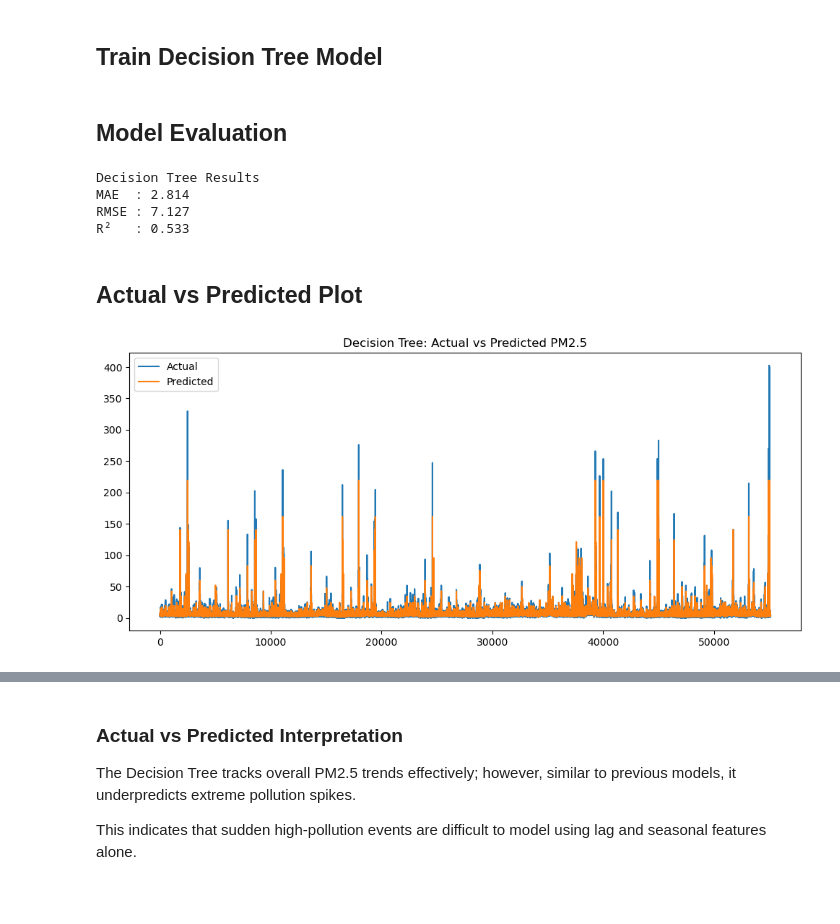
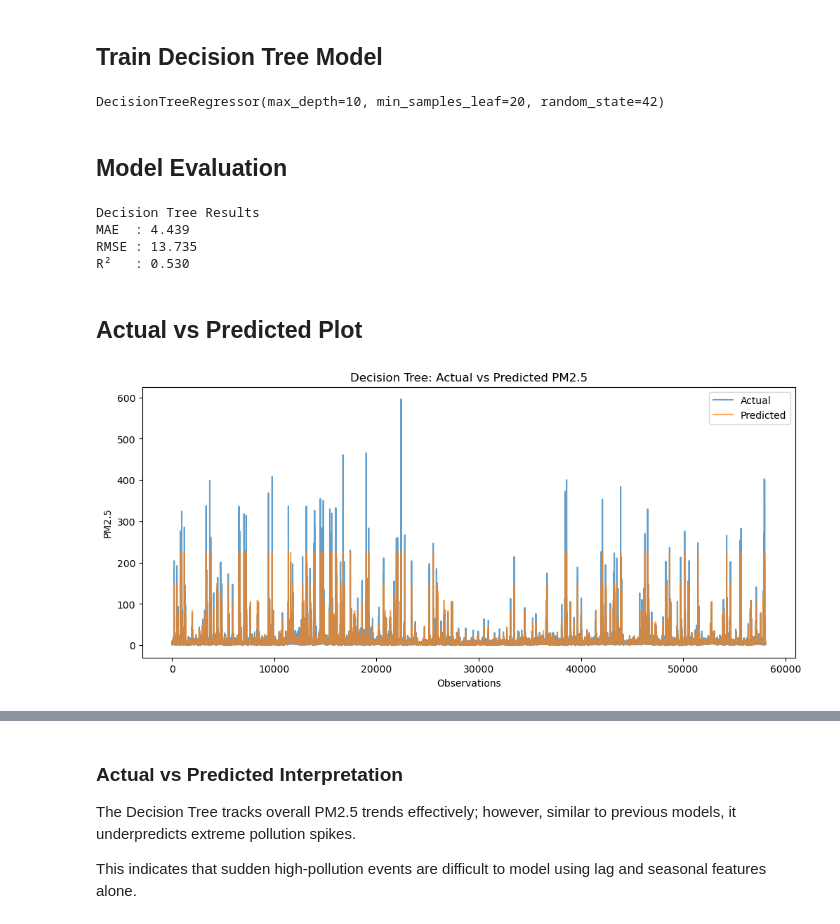
Before and after one commit to hetachavda/pm25-capstone-jupyter, a Jupyter notebook: notebooks/models/PM25_DecisionTree.ipynb, the cells around one changed output, grey strips where cells are left out. Cells and saved outputs as stored; diff of their text form; code cells hidden in the pictures; blank space fills up the shorter version.

Commit message:
Refine PM25 EDA and modeling workflow

```diff
--- a/notebooks/models/PM25_DecisionTree.ipynb
+++ b/notebooks/models/PM25_DecisionTree.ipynb
@@ -41,17 +41,13 @@ df["PM25_lag1"] = df.groupby("City")["PM25"].shift(1)
 df["PM25_lag7"] = df.groupby("City")["PM25"].shift(7)
 df["PM25_roll7_mean"] = (
     df.groupby("City")["PM25"]
-      .shift(1)
-      .rolling(7, min_periods=3)
-      .mean()
-      .reset_index(level=0, drop=True)
+      .transform(lambda s: s.shift(1).rolling(7, min_periods=3).mean())
 )
-
 # Season one-hot encoding
 season_dummies = pd.get_dummies(df["Season"], prefix="Season", drop_first=True)
 df = pd.concat([df, season_dummies], axis=1)
-
-feature_cols = ["PM25_lag1", "PM25_lag7", "PM25_roll7_mean"] + list(season_dummies.columns)
+season_cols = list(season_dummies.columns)
+feature_cols = ["PM25_lag1", "PM25_lag7", "PM25_roll7_mean"] + season_cols
 model_df = df.dropna(subset=feature_cols + ["PM25"]).copy()
 
 X = model_df[feature_cols]
@@ -72,38 +60,59 @@ y_test  = y.iloc[split_index:]
+# %%
+cutoff = pd.Timestamp("2023-01-01")
+train_df = model_df[model_df["Date"] < cutoff].copy()
+test_df  = model_df[model_df["Date"] >= cutoff].copy()
+
+X_train = train_df[feature_cols]
+y_train = train_df["PM25"]
+
+X_test  = test_df[feature_cols]
+y_test  = test_df["PM25"]
 # %% [markdown]
 ## Train Decision Tree Model
 # %%
+from sklearn.tree import DecisionTreeRegressor
+
 dt = DecisionTreeRegressor(
-    max_depth=6,
-    min_samples_leaf=50,
-    random_state=42
+    random_state=42,
+    max_depth=10,
+    min_samples_leaf=20
 )
 
 dt.fit(X_train, y_train)
-y_pred = dt.predict(X_test)
+# %% [output]
+DecisionTreeRegressor(max_depth=10, min_samples_leaf=20, random_state=42)
+# %%
+y_pred_test = dt.predict(X_test)
+residuals = y_test - y_pred_test
 # %% [markdown]
 ## Model Evaluation
 # %%
-mae = mean_absolute_error(y_test, y_pred)
-rmse = np.sqrt(mean_squared_error(y_test, y_pred))
-r2 = r2_score(y_test, y_pred)
+from sklearn.metrics import mean_absolute_error, mean_squared_error, r2_score
+import numpy as np
 
-print(f"Decision Tree Results")
+mae = mean_absolute_error(y_test, y_pred_test)
+rmse = np.sqrt(mean_squared_error(y_test, y_pred_test))
+r2 = r2_score(y_test, y_pred_test)
+
+print("Decision Tree Results")
 print(f"MAE  : {mae:.3f}")
 print(f"RMSE : {rmse:.3f}")
 print(f"R²   : {r2:.3f}")
 # %% [output]
 Decision Tree Results
-MAE  : 2.814
-RMSE : 7.127
-R²   : 0.533
+MAE  : 4.439
+RMSE : 13.735
+R²   : 0.530
 # %% [markdown]
 ## Actual vs Predicted Plot
 # %%
 plt.figure(figsize=(12,5))
-plt.plot(y_test.values, label="Actual")
-plt.plot(y_pred, label="Predicted")
+plt.plot(y_test.values, label="Actual", alpha=0.7)
+plt.plot(y_pred_test, label="Predicted", alpha=0.7)
 plt.legend()
 plt.title("Decision Tree: Actual vs Predicted PM2.5")
+plt.xlabel("Observations")
+plt.ylabel("PM2.5")
 plt.show()
 # %% [output]
-[figure, old version]
+[figure, new version]
```
Also changed, not shown: parts of 5 cells of this notebook, 10 other files.
